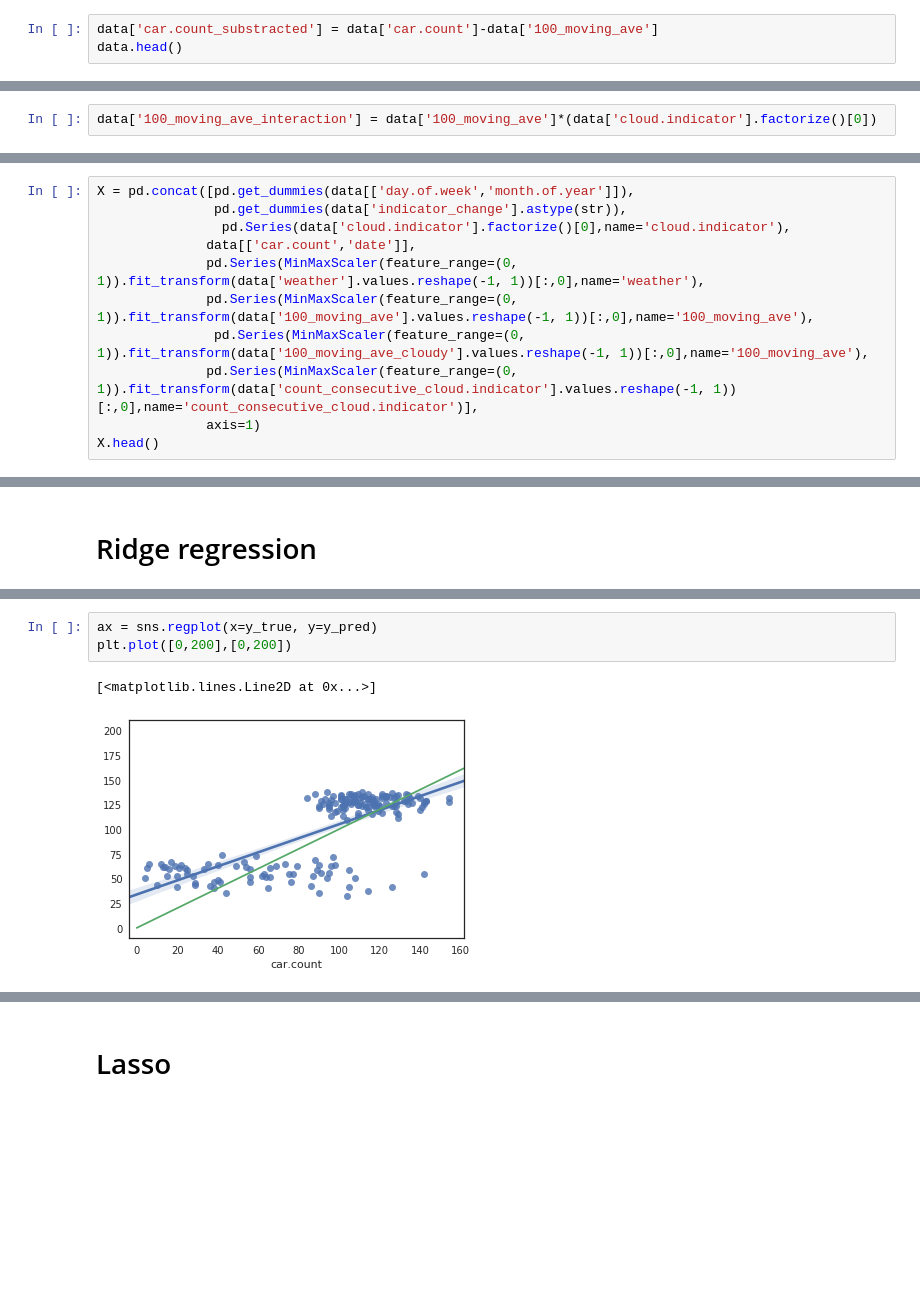
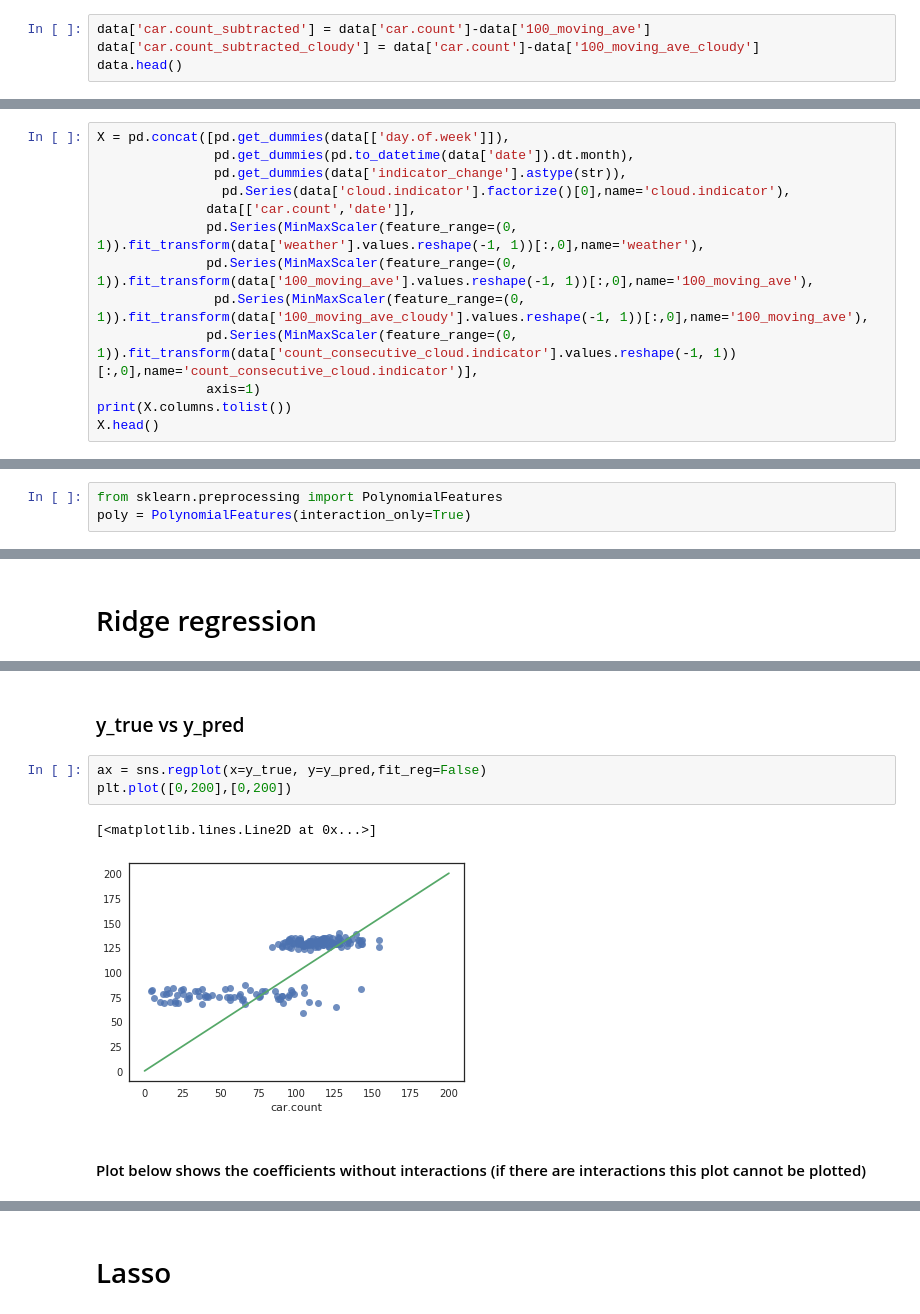
Before and after one commit to emindeniz/Norbital, a Jupyter notebook: Orbital_Emin_Ozkan.ipynb, the cells around one changed output, grey strips where cells are left out. Drawn from its saved outputs; the diff is of its cells as text; blank space fills up the shorter version.

```diff
--- a/Orbital_Emin_Ozkan.ipynb
+++ b/Orbital_Emin_Ozkan.ipynb
@@ -191,5 +220,6 @@ data.head()
 # %%
-data['car.count_substracted'] = data['car.count']-data['100_moving_ave']
+data['car.count_subtracted'] = data['car.count']-data['100_moving_ave']
+data['car.count_subtracted_cloudy'] = data['car.count']-data['100_moving_ave_cloudy']
 data.head()
 # %% [output]
 |  | date | day.of.week | car.count | weather | cloud.indicator | month.of.year | year | wom | day | ... |
@@ -489,5 +564,3 @@ data.head()
-# %%
-data['100_moving_ave_interaction'] = data['100_moving_ave']*(data['cloud.indicator'].factorize()[0])
 # %% [markdown]
 
 <a id='cell2'></a>
@@ -495,7 +568,8 @@ data['100_moving_ave_interaction'] = data['100_moving_ave']*(data['cloud.indicat
 
 ### Preprocessing steps for Linear Regression
 # %%
-X = pd.concat([pd.get_dummies(data[['day.of.week','month.of.year']]),
+X = pd.concat([pd.get_dummies(data[['day.of.week']]),
+               pd.get_dummies(pd.to_datetime(data['date']).dt.month),
                pd.get_dummies(data['indicator_change'].astype(str)),
                 pd.Series(data['cloud.indicator'].factorize()[0],name='cloud.indicator'),
               data[['car.count','date']],
@@ -504,5 +578,6 @@ X = pd.concat([pd.get_dummies(data[['day.of.week','month.of.year']]),
                pd.Series(MinMaxScaler(feature_range=(0, 1)).fit_transform(data['100_moving_ave_cloudy'].values.reshape(-1, 1))[:,0],name='100_moving_ave'),
               pd.Series(MinMaxScaler(feature_range=(0, 1)).fit_transform(data['count_consecutive_cloud.indicator'].values.reshape(-1, 1))[:,0],name='count_consecutive_cloud.indicator')],
               axis=1)
+print(X.columns.tolist())
 X.head()
 # %% [output]
@@ -531,0 +602,3 @@ def mean_absolute_percentage_error(y_true, y_pred):
+# %%
+from sklearn.preprocessing import PolynomialFeatures
+poly = PolynomialFeatures(interaction_only=True)
@@ -576,9 +654,13 @@ ValueError: y_true and y_pred have different number of output (153!=1)
+# %% [markdown]
+### y_true vs y_pred
 # %%
-ax = sns.regplot(x=y_true, y=y_pred)
+ax = sns.regplot(x=y_true, y=y_pred,fit_reg=False)
 plt.plot([0,200],[0,200])
 # %% [output]
 [<matplotlib.lines.Line2D at 0x...>]
-[figure, old version]
+[figure, new version]
+# %% [markdown]
+#### Plot below shows the coefficients without interactions (if there are interactions this plot cannot be plotted)
 # %%
 plt.figure(figsize=(15,6))
 sns.set(style='white')
```
Also changed, not shown: parts of 108 cells of this notebook.
